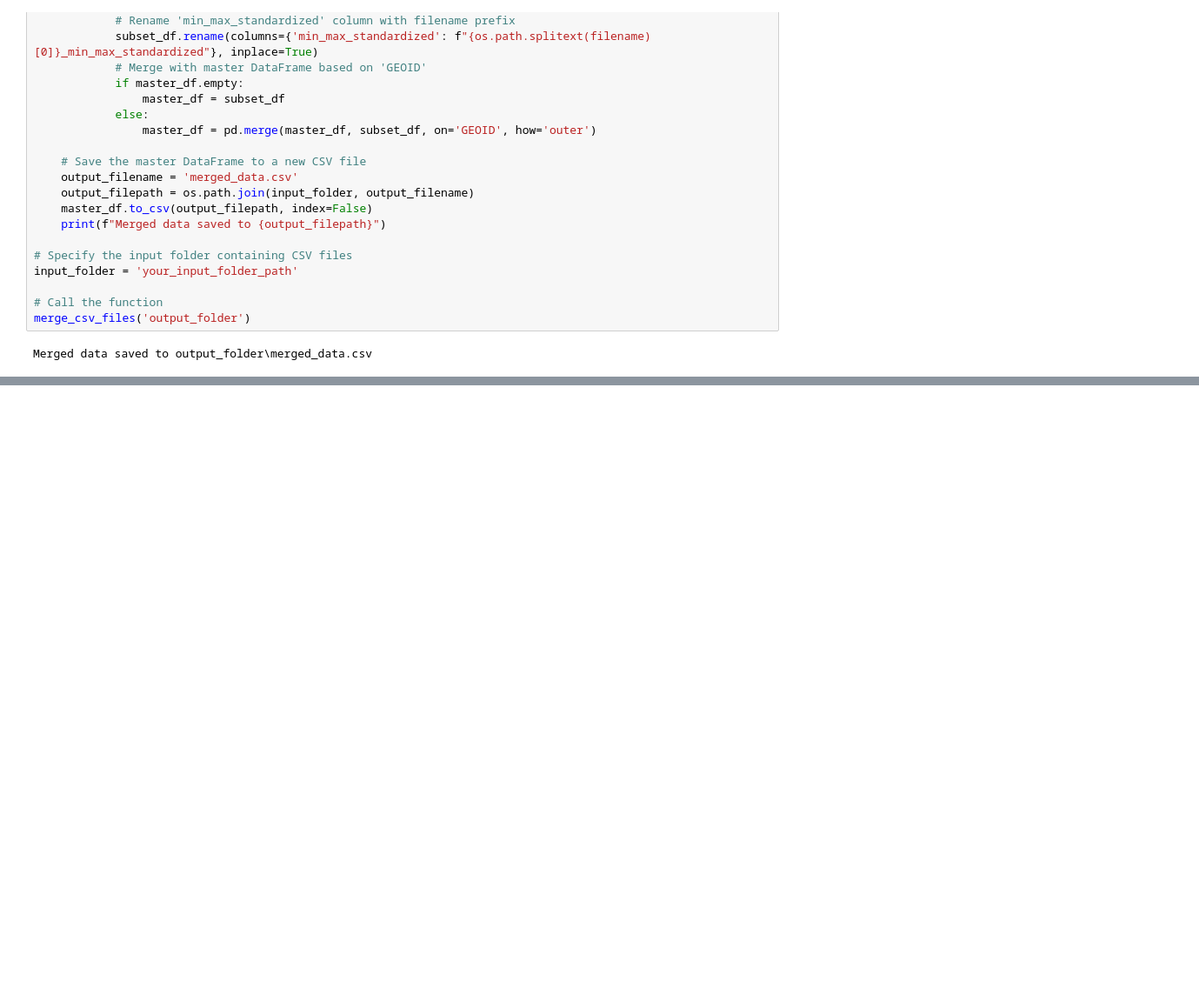
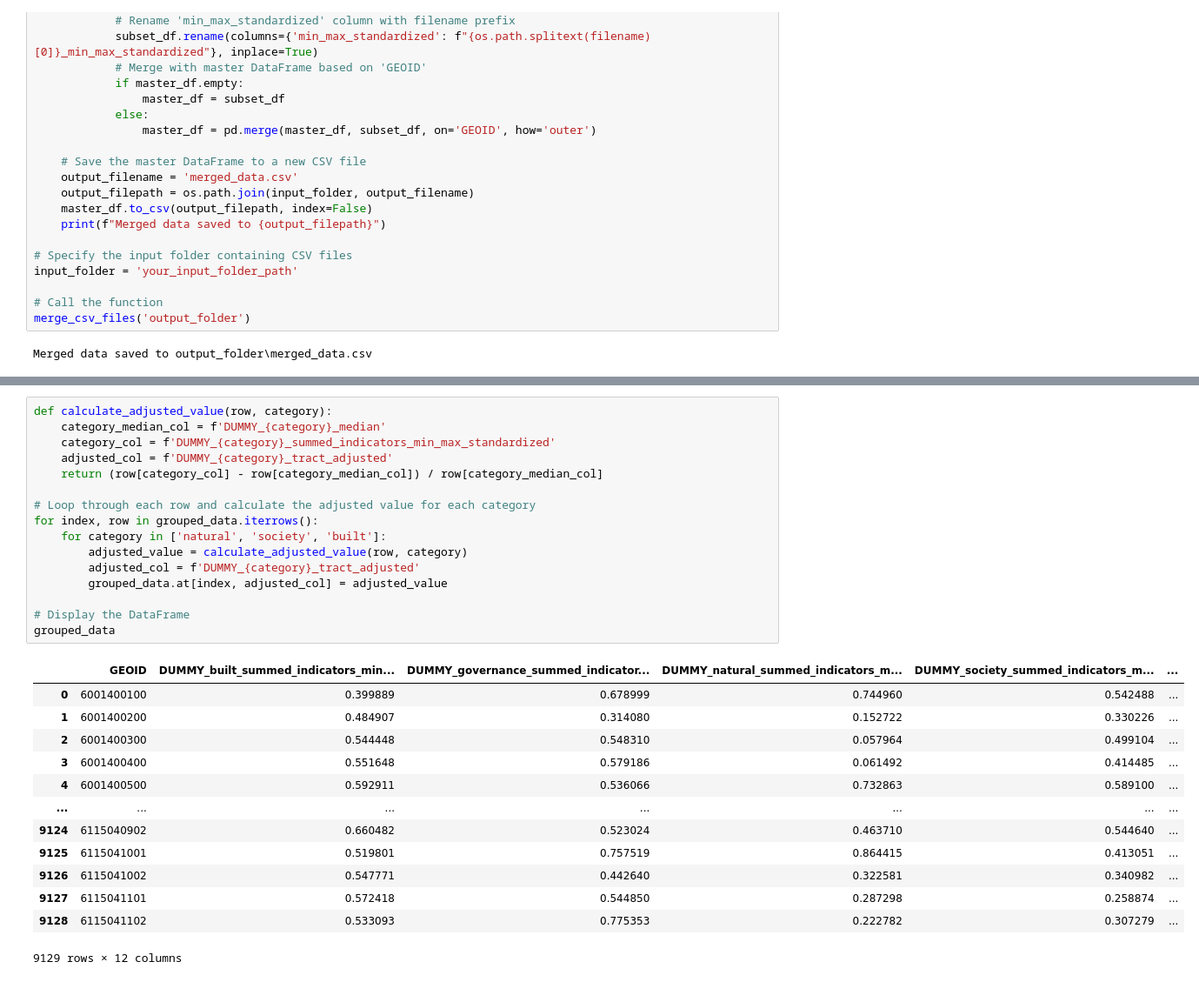
Before and after one commit to Eagle-Rock-Analytics/carb-climate-index, a Jupyter notebook: scripts/index_method/dummy_index_calc.ipynb, the cells around one changed output, grey strips where cells are left out. Shown at 87% size. Drawn from its saved outputs; the diff is of its cells as text; blank space fills up the shorter version.

```diff
--- a/scripts/index_method/dummy_index_calc.ipynb
+++ b/scripts/index_method/dummy_index_calc.ipynb
@@ -155,0 +210,30 @@ Merged data saved to output_folder\merged_data.csv
+# %%
+def calculate_adjusted_value(row, category):
+    category_median_col = f'DUMMY_{category}_median'
+    category_col = f'DUMMY_{category}_summed_indicators_min_max_standardized'
+    adjusted_col = f'DUMMY_{category}_tract_adjusted'
+    return (row[category_col] - row[category_median_col]) / row[category_median_col]
+
+# Loop through each row and calculate the adjusted value for each category
+for index, row in grouped_data.iterrows():
+    for category in ['natural', 'society', 'built']:
+        adjusted_value = calculate_adjusted_value(row, category)
+        adjusted_col = f'DUMMY_{category}_tract_adjusted'
+        grouped_data.at[index, adjusted_col] = adjusted_value
+
+# Display the DataFrame
+grouped_data
+# %% [output]
+|  | GEOID | DUMMY_built_summed_indicators_min... | DUMMY_governance_summed_indicator... | DUMMY_natural_summed_indicators_m... | DUMMY_society_summed_indicators_m... | ... |
+| 0 | 6001400100 | 0.399889 | 0.678999 | 0.744960 | 0.542488 | ... |
+| 1 | 6001400200 | 0.484907 | 0.314080 | 0.152722 | 0.330226 | ... |
+| 2 | 6001400300 | 0.544448 | 0.548310 | 0.057964 | 0.499104 | ... |
+| 3 | 6001400400 | 0.551648 | 0.579186 | 0.061492 | 0.414485 | ... |
+| 4 | 6001400500 | 0.592911 | 0.536066 | 0.732863 | 0.589100 | ... |
+| ... | ... | ... | ... | ... | ... | ... |
+| 9124 | 6115040902 | 0.660482 | 0.523024 | 0.463710 | 0.544640 | ... |
+| 9125 | 6115041001 | 0.519801 | 0.757519 | 0.864415 | 0.413051 | ... |
+| 9126 | 6115041002 | 0.547771 | 0.442640 | 0.322581 | 0.340982 | ... |
+| 9127 | 6115041101 | 0.572418 | 0.544850 | 0.287298 | 0.258874 | ... |
+| 9128 | 6115041102 | 0.533093 | 0.775353 | 0.222782 | 0.307279 | ... |
+9129 rows × 12 columns
```
Also changed, not shown: parts of 21 cells of this notebook.
